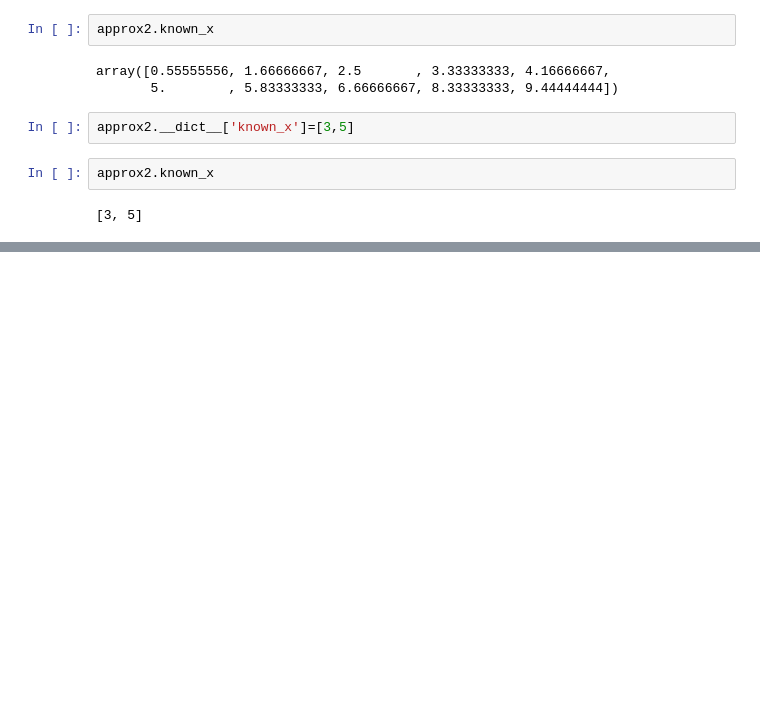
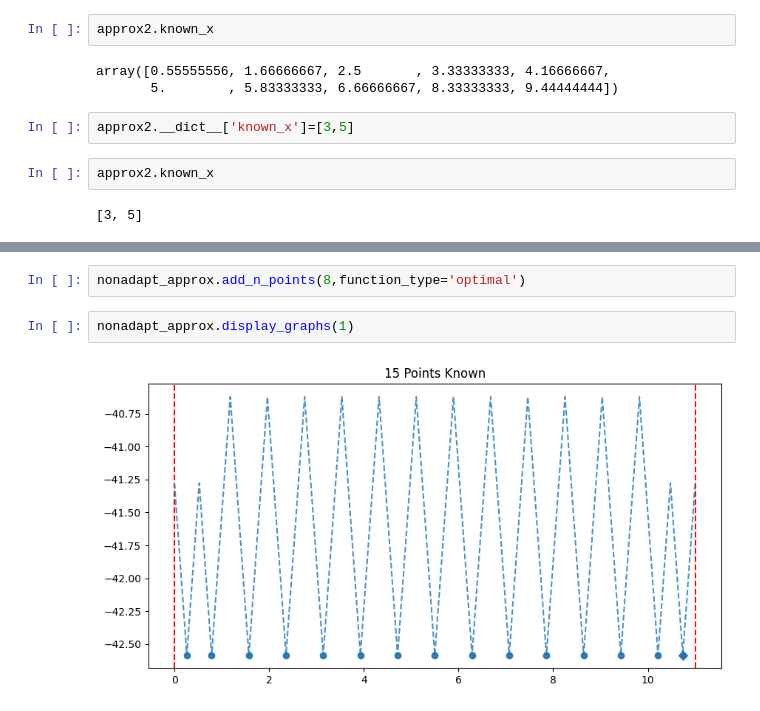
Before and after one commit to DevinGent/locating-maxima, a Jupyter notebook: tutorial.ipynb, the cells around one changed output, grey strips where cells are left out. Cells and saved outputs as stored; diff of their text form; blank space fills up the shorter version.

```diff
--- a/tutorial.ipynb
+++ b/tutorial.ipynb
@@ -163,0 +179,6 @@ approx2.results_df[approx2.results_df.index<5]
+# %%
+nonadapt_approx.add_n_points(8,function_type='optimal')
+# %%
+nonadapt_approx.display_graphs(1)
+# %% [output]
+[figure, added]
```
Also changed, not shown: parts of 14 cells of this notebook, 1 other file.
